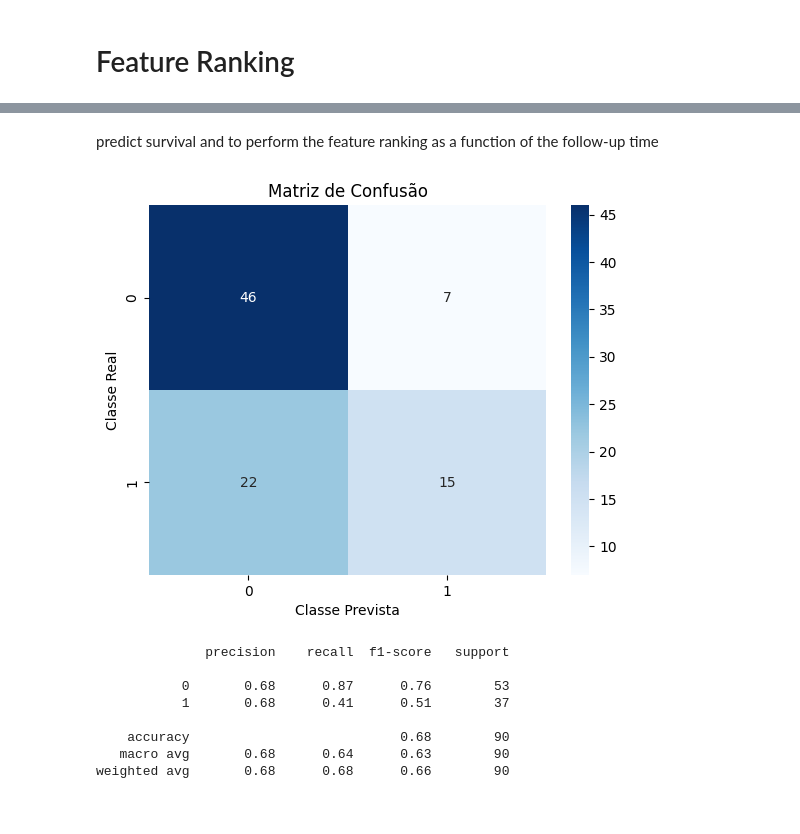
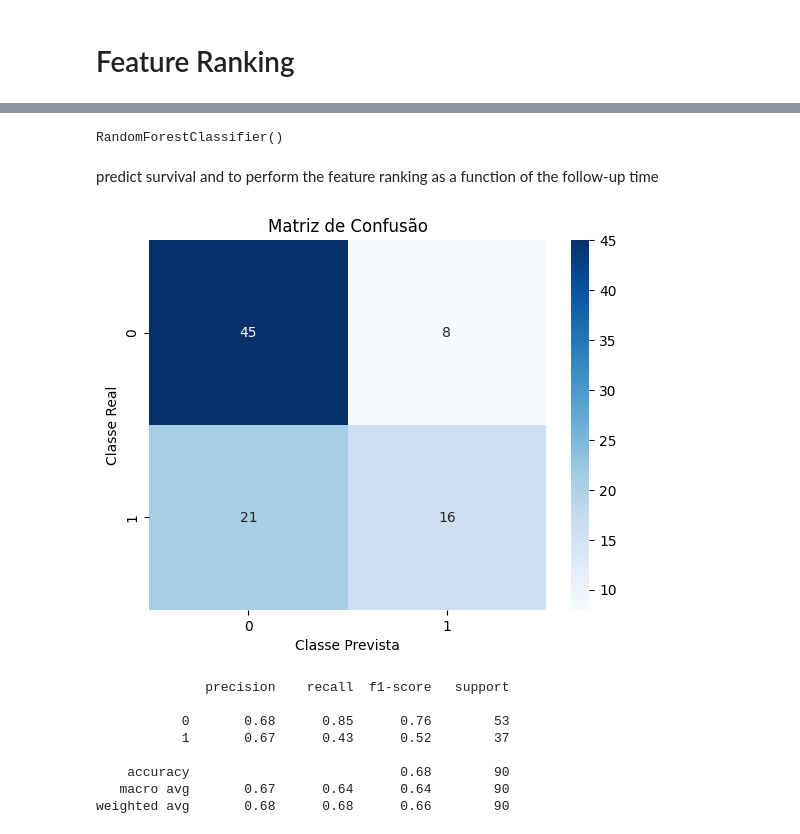
Before and after one commit to viniciusparede/heart-failure-predict, a Jupyter notebook: notebooks/heart-failure.ipynb, the cells around one changed output, grey strips where cells are left out. Cells and saved outputs as stored; diff of their text form; code cells hidden in the pictures.

```diff
--- a/notebooks/heart-failure.ipynb
+++ b/notebooks/heart-failure.ipynb
@@ -303,36 +249,66 @@ RandomForestClassifier()
+# %%
+from sklearn.ensemble import RandomForestClassifier
+from sklearn.model_selection import GridSearchCV
+
+# Remover a coluna "time" do conjunto de treinamento
+X_train_model = X_train.drop(columns="time")
+
+# Definir os hiperparâmetros a serem testados
+param_grid = {
+    "n_estimators": [100, 200, 300],  # número de árvores na floresta
+    "max_depth": [None, 5, 10],  # profundidade máxima das árvores
+    "min_samples_split": [2, 5, 10],  # número mínimo de amostras necessárias para split
+    "min_samples_leaf": [1, 2, 4],  # número mínimo de amostras em cada folha
+}
+
+# Criar o classificador Random Forest
+model = RandomForestClassifier()
+
+# Criar o objeto GridSearchCV para busca em grade com validação cruzada
+grid_search = GridSearchCV(estimator=model, param_grid=param_grid, cv=5)
+
+# Executar a busca em grade para encontrar os melhores hiperparâmetros
+grid_search.fit(X_train_model, y_train)
+
+# Exibir os melhores hiperparâmetros encontrados
+best_params = grid_search.best_params_
+print("Melhores hiperparâmetros encontrados:")
+print(best_params)
+# %% [output]
+RandomForestClassifier()
 # %% [markdown]
 predict survival and to perform the feature ranking as a function of the follow-up time
 # %%
-from sklearn.metrics import classification_report
+from sklearn.metrics import classification_report, confusion_matrix
 import seaborn as sns
 import matplotlib.pyplot as plt
 
 # Remover a coluna "time" do conjunto de teste
 X_test_model = X_test.drop(columns="time")
 
 # Fazer previsões no conjunto de teste
-y_pred = model.predict(X_test_model)
+y_pred = grid_search.predict(X_test_model)
 
 # Calcular a matriz de confusão
 conf_matrix = confusion_matrix(y_test, y_pred)
 
 # Plotar a matriz de confusão em forma de heatmap
 sns.heatmap(conf_matrix, annot=True, cmap="Blues")
 plt.xlabel("Classe Prevista")
 plt.ylabel("Classe Real")
 plt.title("Matriz de Confusão")
 plt.show()
 
 # Exibir o relatório de classificação
 report = classification_report(y_test, y_pred)
 print(report)
 # %% [output]
-[figure, old version]
+[figure, new version]
               precision    recall  f1-score   support
 
-           0       0.68      0.87      0.76        53
-           1       0.68      0.41      0.51        37
+           0       0.68      0.85      0.76        53
+           1       0.67      0.43      0.52        37
 
     accuracy                           0.68        90
-   macro avg       0.68      0.64      0.63        90
+   macro avg       0.67      0.64      0.64        90
 weighted avg       0.68      0.68      0.66        90
```
Also changed, not shown: parts of 1 cell of this notebook.
